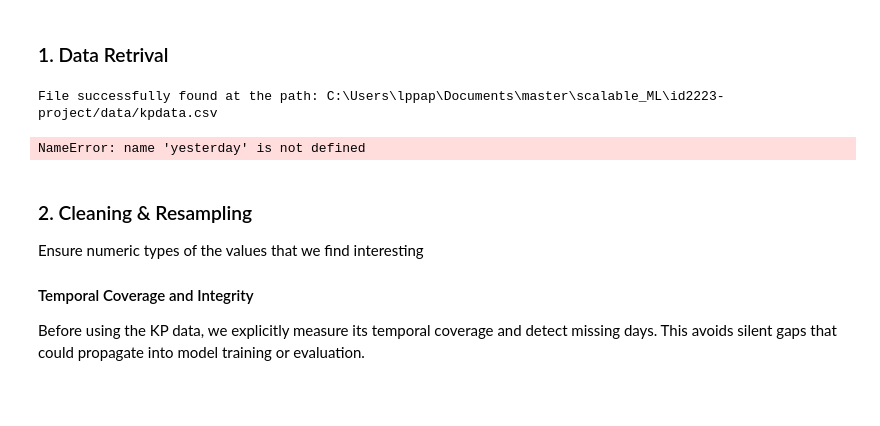
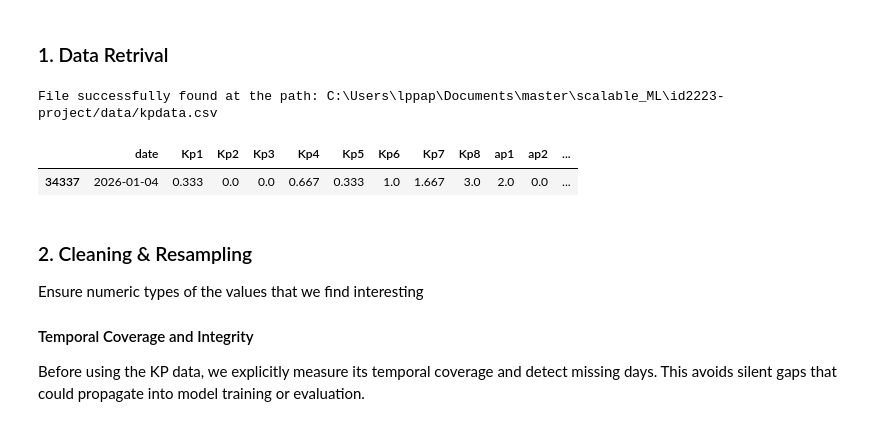
Before and after one commit to LoretaPajaziti/id2223-project, a Jupyter notebook: notebooks/aurora/1_feature_fill_no_solar.ipynb, the cells around one changed output. Cells and saved outputs as stored; diff of their text form; code cells hidden in the pictures; blank space fills up the shorter version.

```diff
--- a/notebooks/aurora/1_feature_fill_no_solar.ipynb
+++ b/notebooks/aurora/1_feature_fill_no_solar.ipynb
@@ -101,20 +100,21 @@ This dataset defines the temporal backbone for downstream feature alignment.
 # %% [markdown]
 ### 1. Data Retrival
 # %%
-today = datetime.date.today() - datetime.timedelta(days=1)
-yesteday =
+today = datetime.date.today()
+yesterday = datetime.date.today() - datetime.timedelta(days=1)
 
 # Update csv file
 util.update_kp_csv()
 
 csv_file = f"{root_dir}/data/kpdata.csv"
 util.check_file_path(csv_file)
 
 kp_yesterday_df = util.get_kp(csv_file, yesterday)
 kp_yesterday_df.head()
 # %% [output]
 File successfully found at the path: C:\Users\lppap\Documents\master\scalable_ML\id2223-project/data/kpdata.csv
-NameError: name 'yesterday' is not defined
+|  | date | Kp1 | Kp2 | Kp3 | Kp4 | Kp5 | Kp6 | Kp7 | Kp8 | ap1 | ap2 | ... |
+| 34337 | 2026-01-04 | 0.333 | 0.0 | 0.0 | 0.667 | 0.333 | 1.0 | 1.667 | 3.0 | 2.0 | 0.0 | ... |
 # %%
 df = pd.read_csv(csv_file, skipinitialspace=True)
 
```
Also changed, not shown: parts of 1 cell of this notebook.
